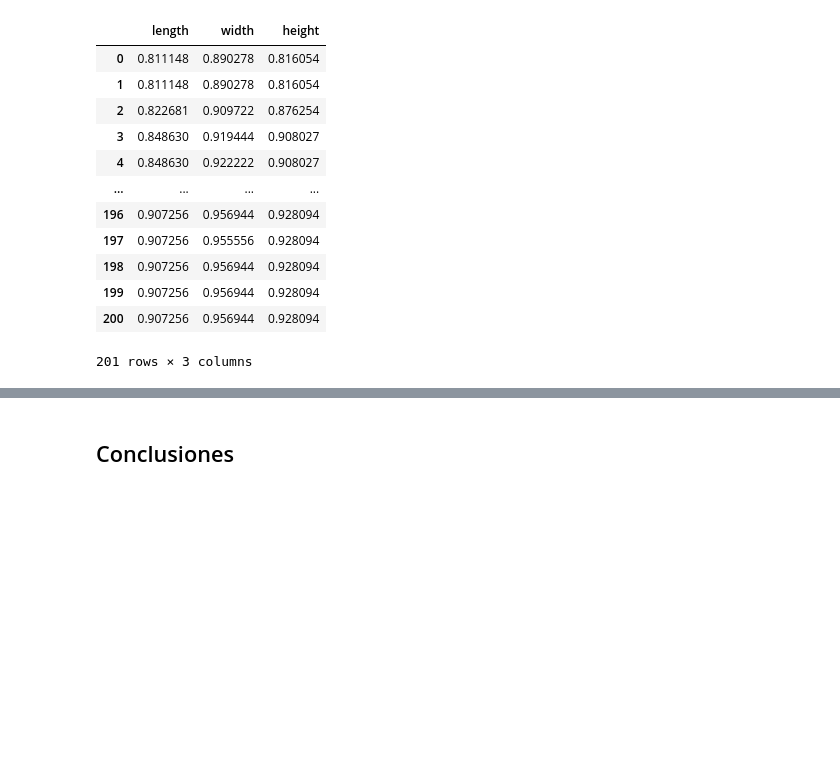
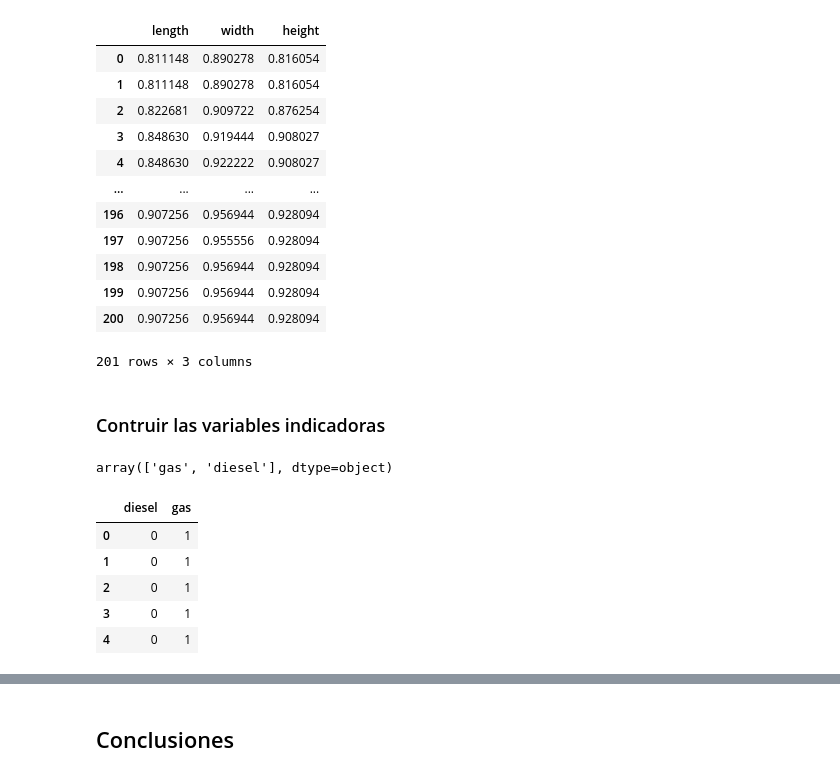
Before and after one commit to shebuildstech/cars-price-prediction, a Jupyter notebook: notebooks/cars-notebook1.ipynb, the cells around one changed output, grey strips where cells are left out. Cells and saved outputs as stored; diff of their text form; code cells hidden in the pictures; blank space fills up the shorter version.

```diff
--- a/notebooks/cars-notebook1.ipynb
+++ b/notebooks/cars-notebook1.ipynb
@@ -336,3 +337,19 @@ cars[["length", "width", "height"]]
 | 199 | 0.907256 | 0.956944 | 0.928094 |
 | 200 | 0.907256 | 0.956944 | 0.928094 |
 201 rows × 3 columns
+# %% [markdown]
+### Contruir las variables indicadoras
+# %%
+cars["fuel-type"].unique()
+# %% [output]
+array(['gas', 'diesel'], dtype=object)
+# %%
+dummy_fuel_type = pd.get_dummies(cars["fuel-type"])
+dummy_fuel_type.head(5)
+# %% [output]
+|  | diesel | gas |
+| 0 | 0 | 1 |
+| 1 | 0 | 1 |
+| 2 | 0 | 1 |
+| 3 | 0 | 1 |
+| 4 | 0 | 1 |
```
Also changed, not shown: parts of 6 cells of this notebook.
